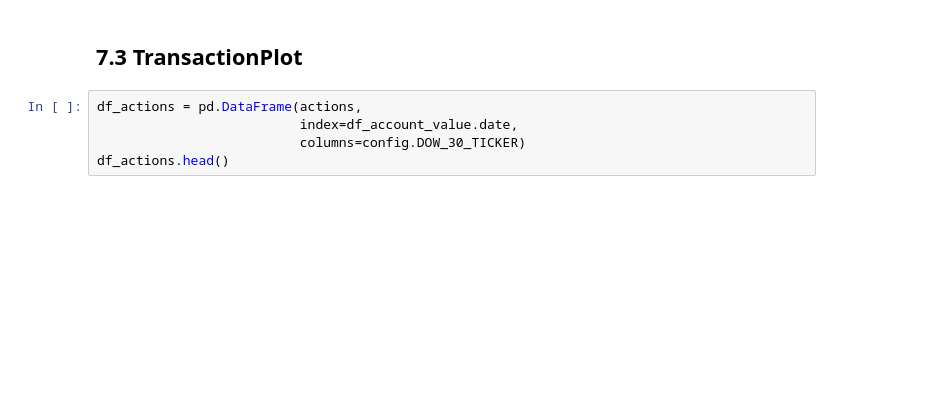
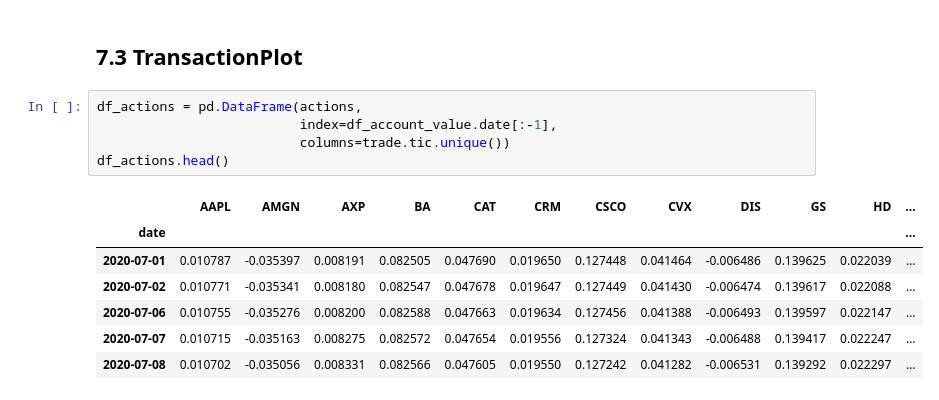
Before and after one commit to tztsai/Auto-Stock-Trading-RL, a Jupyter notebook: project/main.ipynb, the cells around one changed output. Cells and saved outputs as stored; diff of their text form; blank space fills up the shorter version.

```diff
--- a/project/main.ipynb
+++ b/project/main.ipynb
@@ -353,9 +545,17 @@ backtest_plot(df_account_value,
  ## 7.3 TransactionPlot
 # %%
 df_actions = pd.DataFrame(actions,
-                          index=df_account_value.date,
-                          columns=config.DOW_30_TICKER)
+                          index=df_account_value.date[:-1],
+                          columns=trade.tic.unique())
 df_actions.head()
+# %% [output]
+|  | AAPL | AMGN | AXP | BA | CAT | CRM | CSCO | CVX | DIS | GS | HD | ... |
+| date |  |  |  |  |  |  |  |  |  |  |  | ... |
+| 2020-07-01 | 0.010787 | -0.035397 | 0.008191 | 0.082505 | 0.047690 | 0.019650 | 0.127448 | 0.041464 | -0.006486 | 0.139625 | 0.022039 | ... |
+| 2020-07-02 | 0.010771 | -0.035341 | 0.008180 | 0.082547 | 0.047678 | 0.019647 | 0.127449 | 0.041430 | -0.006474 | 0.139617 | 0.022088 | ... |
+| 2020-07-06 | 0.010755 | -0.035276 | 0.008200 | 0.082588 | 0.047663 | 0.019634 | 0.127456 | 0.041388 | -0.006493 | 0.139597 | 0.022147 | ... |
+| 2020-07-07 | 0.010715 | -0.035163 | 0.008275 | 0.082572 | 0.047654 | 0.019556 | 0.127324 | 0.041343 | -0.006488 | 0.139417 | 0.022247 | ... |
+| 2020-07-08 | 0.010702 | -0.035056 | 0.008331 | 0.082566 | 0.047605 | 0.019550 | 0.127242 | 0.041282 | -0.006531 | 0.139292 | 0.022297 | ... |
 # %%
 def trx_plot(df_trade, df_actions, tics=None):
     """Plot transactions."""
```
Also changed, not shown: parts of 27 cells of this notebook, 10 other files.
